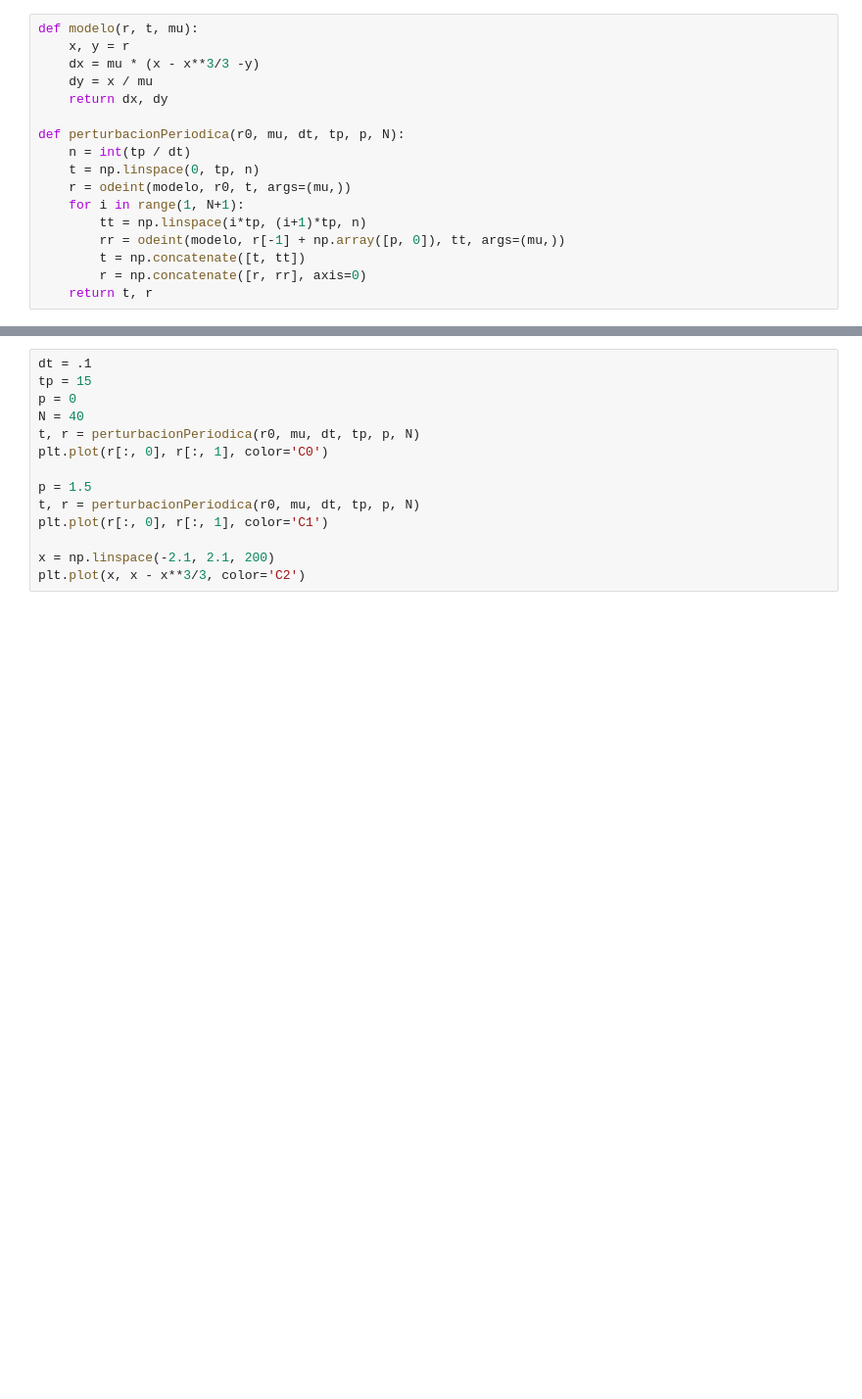
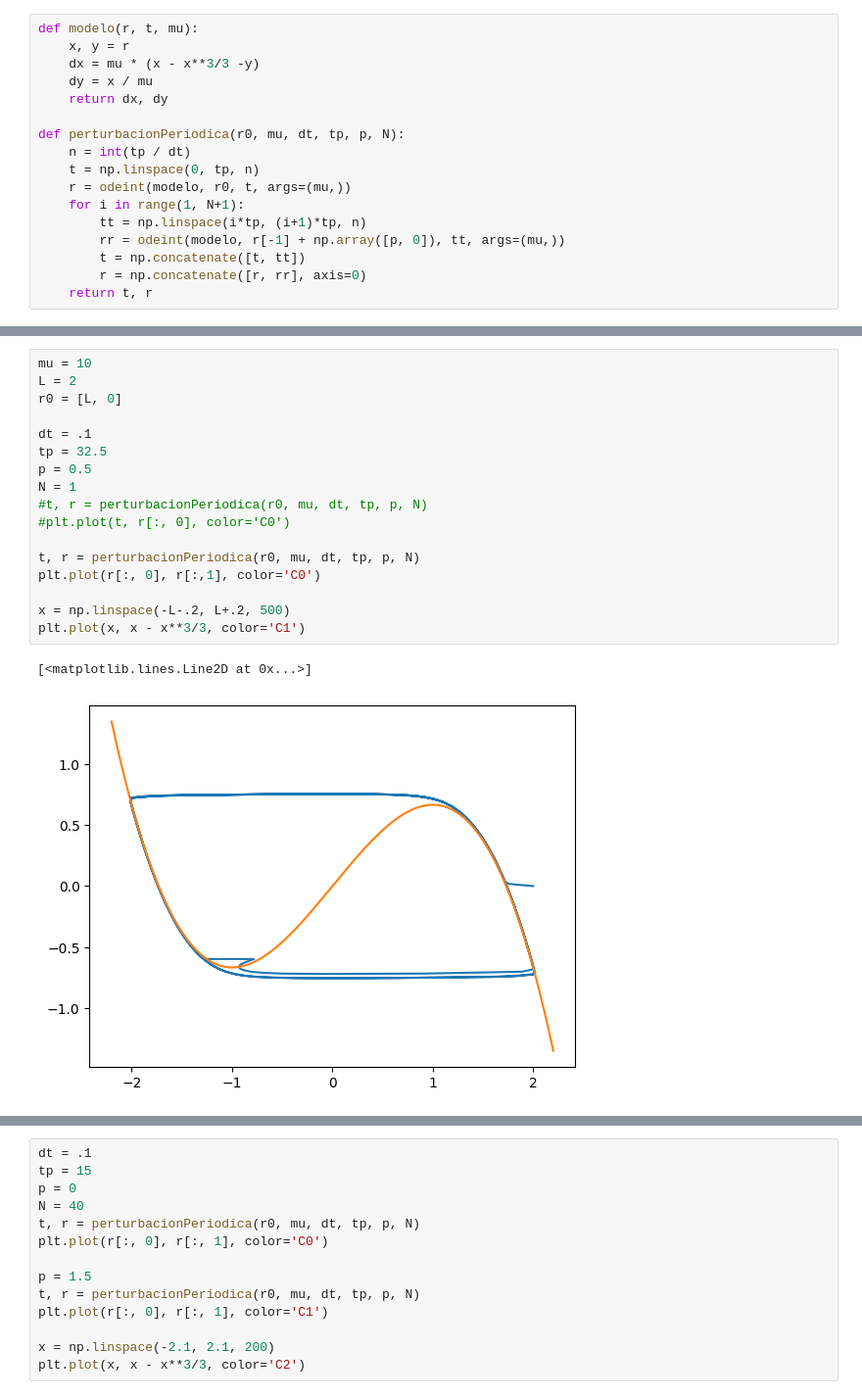
Before and after one commit to moises-santillan/MathematicalBiology, a Jupyter notebook: code/Python/vanDerPol.ipynb, the cells around one changed output, grey strips where cells are left out. Shown at 98% size. Saved outputs shown, nothing was run; the diff lists cells and outputs as text; blank space fills up the shorter version.

```diff
--- a/code/Python/vanDerPol.ipynb
+++ b/code/Python/vanDerPol.ipynb
@@ -44,3 +44,23 @@ plt.plot(t[:], r[:, 0])
+# %%
+mu = 10
+L = 2
+r0 = [L, 0]
+
+dt = .1
+tp = 32.5
+p = 0.5
+N = 1
+#t, r = perturbacionPeriodica(r0, mu, dt, tp, p, N)
+#plt.plot(t, r[:, 0], color='C0')
+
+t, r = perturbacionPeriodica(r0, mu, dt, tp, p, N)
+plt.plot(r[:, 0], r[:,1], color='C0')
+
+x = np.linspace(-L-.2, L+.2, 500)
+plt.plot(x, x - x**3/3, color='C1')
+# %% [output]
+[<matplotlib.lines.Line2D at 0x...>]
+[figure, added]
 # %%
 mu = 10
 L = 2
```
Also changed, not shown: parts of 6 cells of this notebook.
